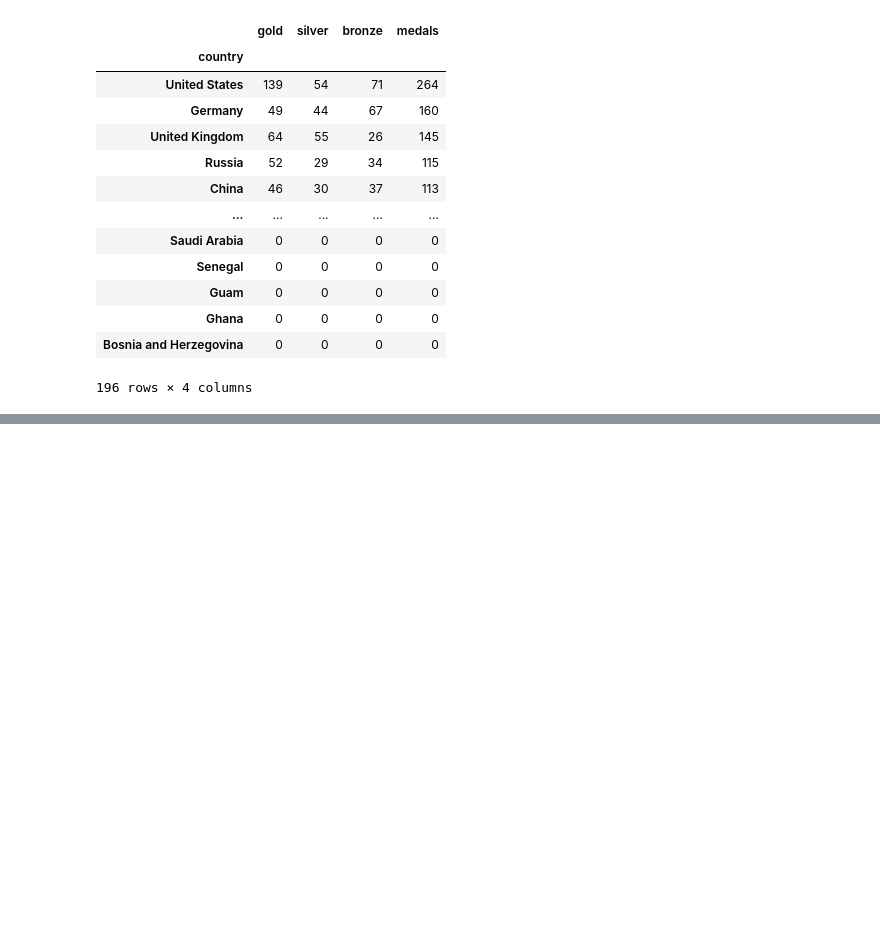
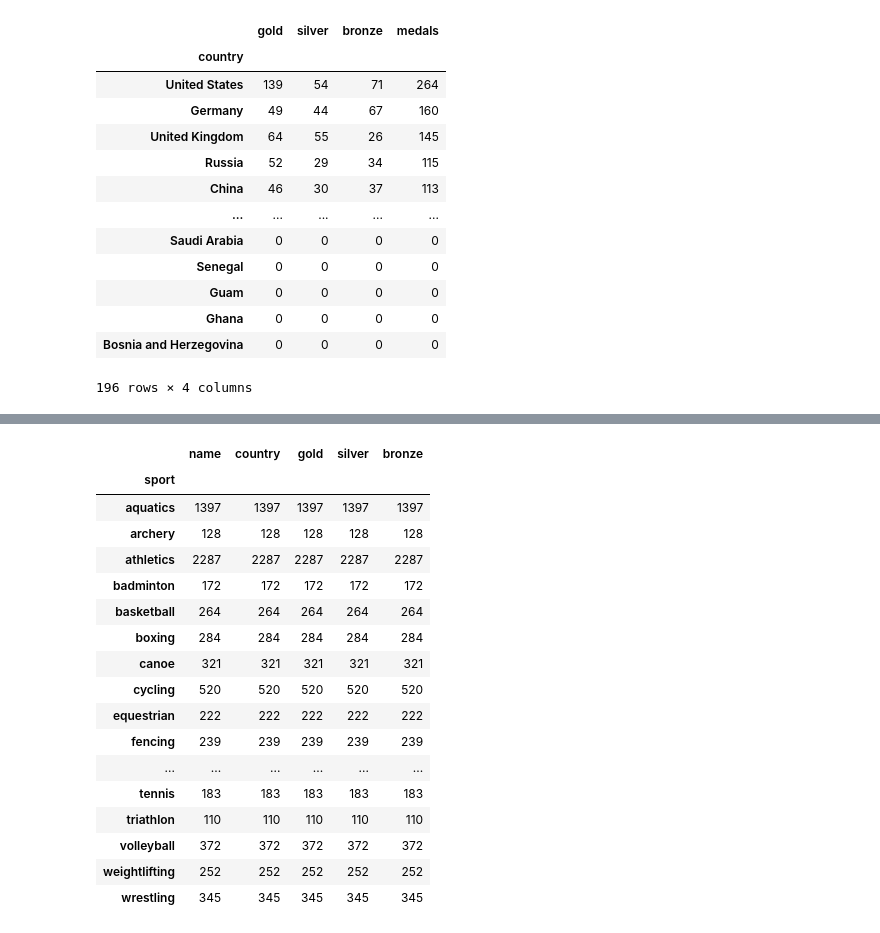
Before and after one commit to anjalikhare28/Project_2_Olympics_ETL, a Jupyter notebook: Olympics_data/Olympics_data.ipynb, the cells around one changed output, grey strips where cells are left out. Drawn from its saved outputs; the diff is of its cells as text; code cells hidden in the pictures; blank space fills up the shorter version.

```diff
--- a/Olympics_data/Olympics_data.ipynb
+++ b/Olympics_data/Olympics_data.ipynb
@@ -202,0 +203,22 @@ disc_df
+# %%
+sport_2016_df = merged_2016_df.groupby(['sport']).count()
+sport_2016_df
+# %% [output]
+|  | name | country | gold | silver | bronze |
+| sport |  |  |  |  |  |
+| aquatics | 1397 | 1397 | 1397 | 1397 | 1397 |
+| archery | 128 | 128 | 128 | 128 | 128 |
+| athletics | 2287 | 2287 | 2287 | 2287 | 2287 |
+| badminton | 172 | 172 | 172 | 172 | 172 |
+| basketball | 264 | 264 | 264 | 264 | 264 |
+| boxing | 284 | 284 | 284 | 284 | 284 |
+| canoe | 321 | 321 | 321 | 321 | 321 |
+| cycling | 520 | 520 | 520 | 520 | 520 |
+| equestrian | 222 | 222 | 222 | 222 | 222 |
+| fencing | 239 | 239 | 239 | 239 | 239 |
+| ... | ... | ... | ... | ... | ... |
+| tennis | 183 | 183 | 183 | 183 | 183 |
+| triathlon | 110 | 110 | 110 | 110 | 110 |
+| volleyball | 372 | 372 | 372 | 372 | 372 |
+| weightlifting | 252 | 252 | 252 | 252 | 252 |
+| wrestling | 345 | 345 | 345 | 345 | 345 |
```
Also changed, not shown: parts of 1 cell of this notebook.
